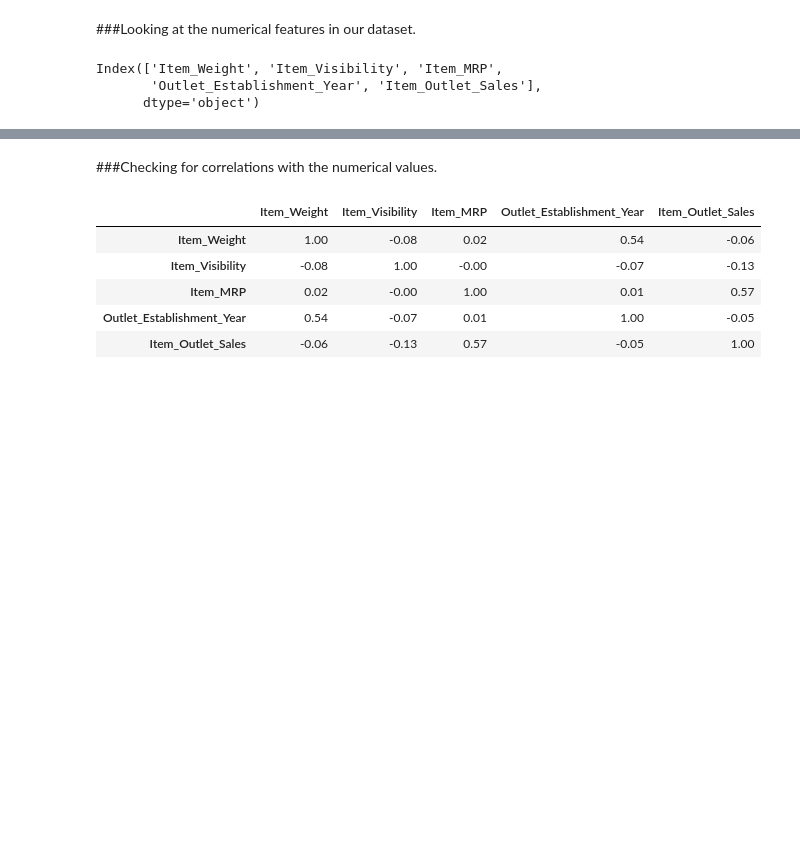
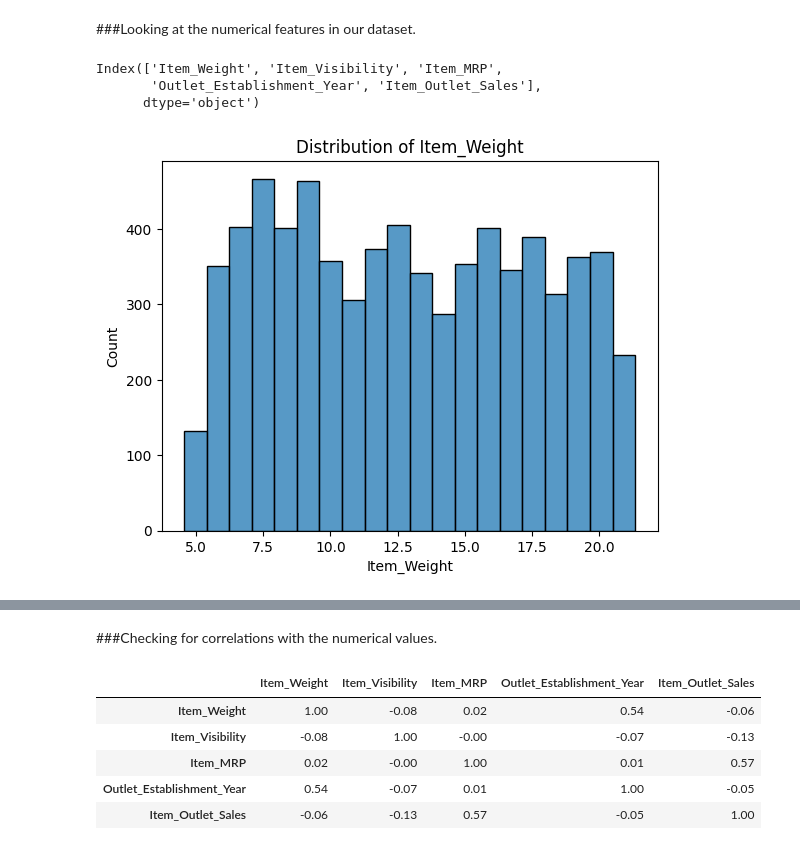
Before and after one commit to nenarossbce/Prediction-of-Product-Sales, a Jupyter notebook: Prediction_of_Product_Sales.ipynb, the cells around one changed output, grey strips where cells are left out. Saved outputs shown, nothing was run; the diff lists cells and outputs as text; code cells hidden in the pictures; blank space fills up the shorter version.

```diff
--- a/Prediction_of_Product_Sales.ipynb
+++ b/Prediction_of_Product_Sales.ipynb
@@ -332,3 +332,9 @@ num_cols
 Index(['Item_Weight', 'Item_Visibility', 'Item_MRP',
        'Outlet_Establishment_Year', 'Item_Outlet_Sales'],
       dtype='object')
+# %%
+#Create histogram for Item_Weight
+ax = sns.histplot(data=df, x='Item_Weight')
+ax.set_title('Distribution of Item_Weight');
+# %% [output]
+[figure, added]
```
Also changed, not shown: parts of 28 cells of this notebook.
